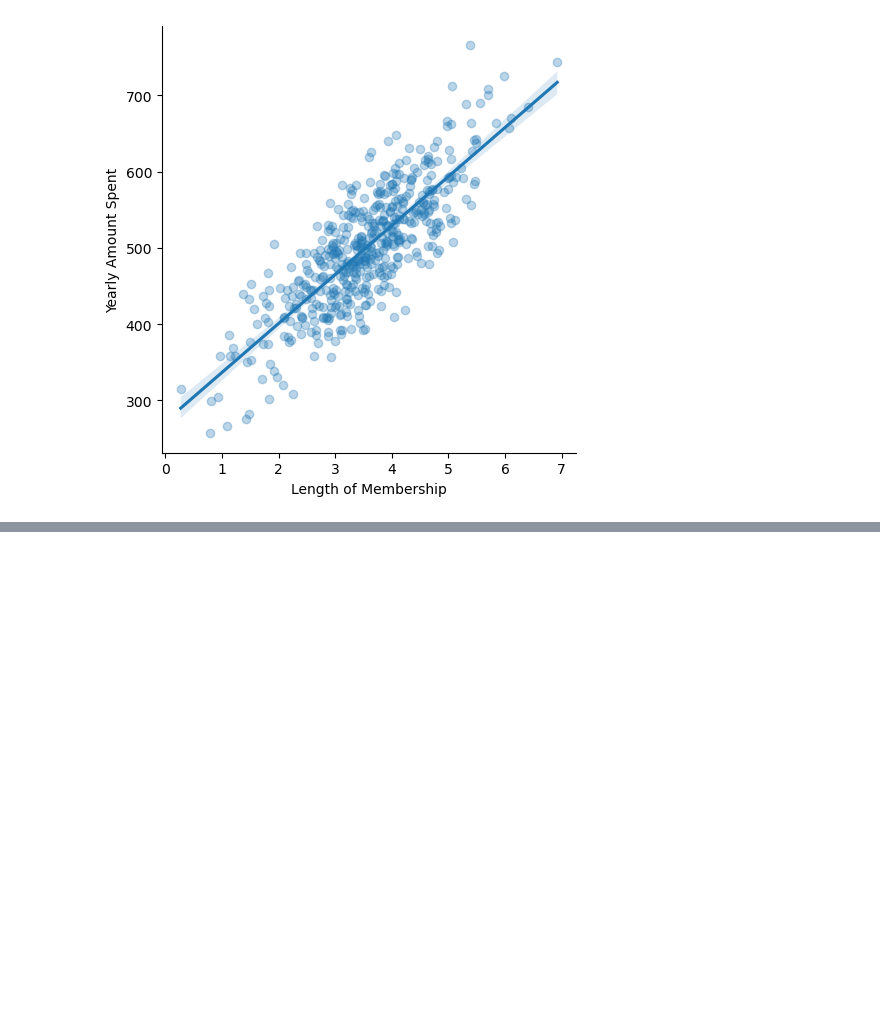
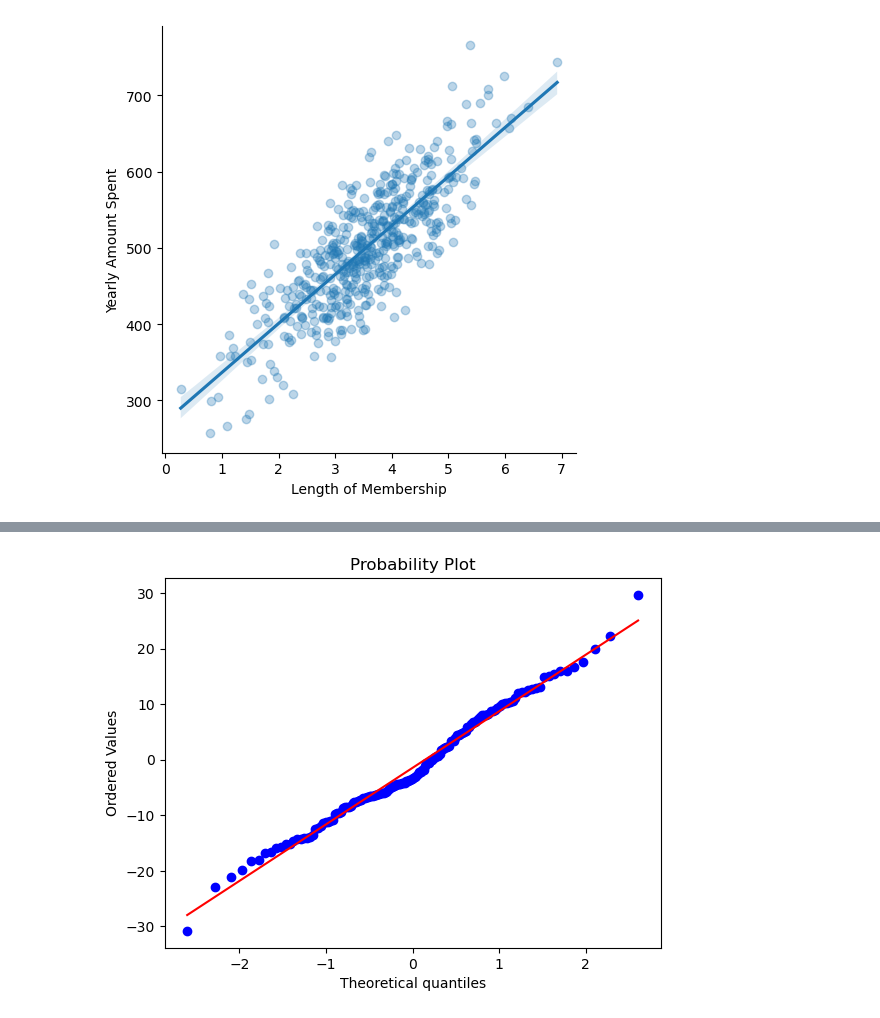
Before and after one commit to shivansh488/ml, a Jupyter notebook: tf/linear regression project/archive/Untitled.ipynb, the cells around one changed output, grey strips where cells are left out. Cells and saved outputs as stored; diff of their text form; code cells hidden in the pictures; blank space fills up the shorter version.

```diff
--- a/tf/linear regression project/archive/Untitled.ipynb
+++ b/tf/linear regression project/archive/Untitled.ipynb
@@ -66,0 +179,7 @@ sns.lmplot(x='Length of Membership',y='Yearly Amount Spent',data=df,scatter_kws=
+# %%
+import pylab
+import scipy.stats as stats
+stats.probplot(residuals,dist="norm",plot=pylab)
+pylab.show()
+# %% [output]
+[figure, added]
```
Also changed, not shown: parts of 20 cells of this notebook.
